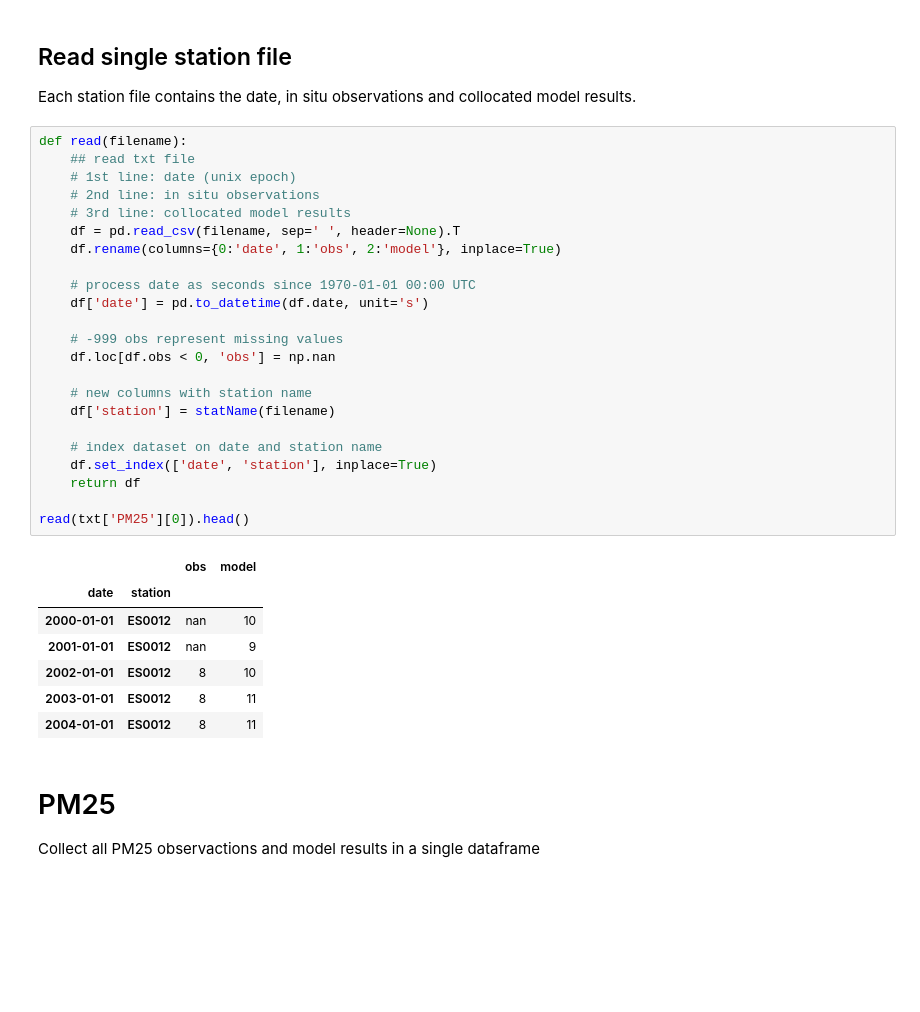
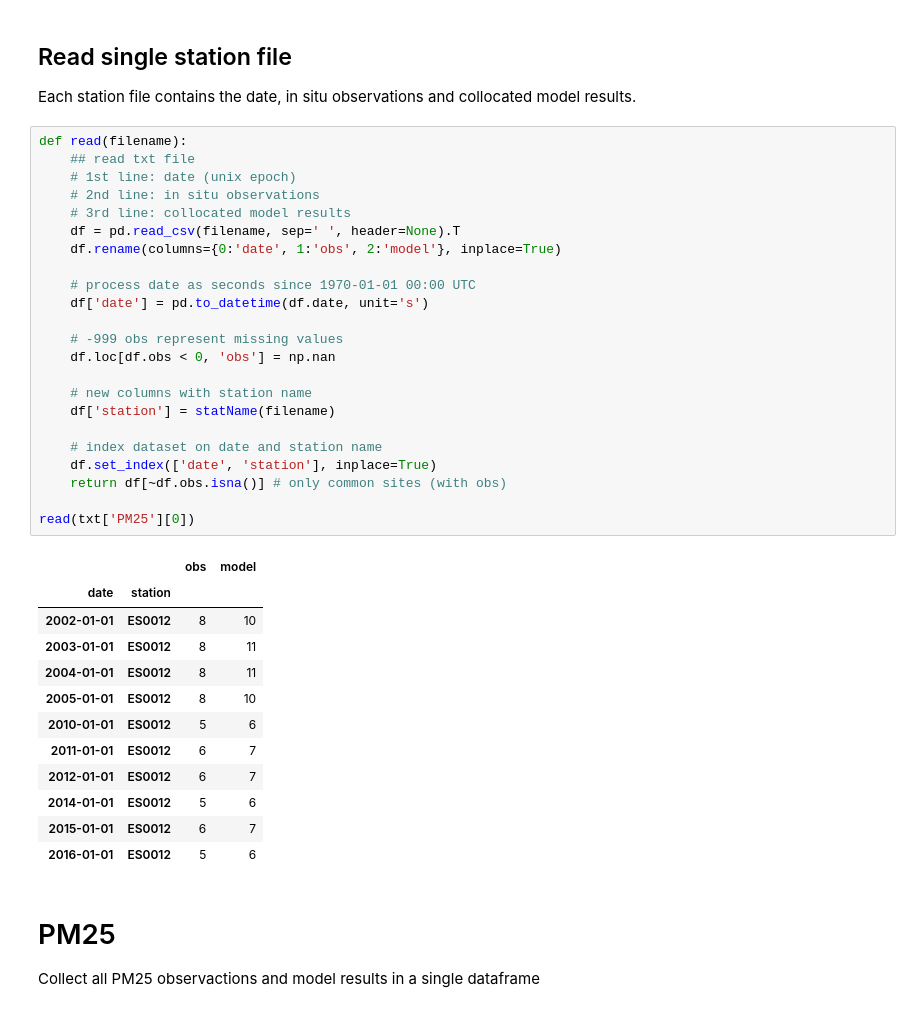
Before and after one commit to avaldebe/pynb, a Jupyter notebook: EMEP/Status2018/Trends 2000 - 2016.ipynb, the cells around one changed output. Saved outputs shown, nothing was run; the diff lists cells and outputs as text; blank space fills up the shorter version.

```diff
--- a/EMEP/Status2018/Trends 2000 - 2016.ipynb
+++ b/EMEP/Status2018/Trends 2000 - 2016.ipynb
@@ -93,34 +93,39 @@ Each station file contains the date, in situ observations and collocated model r
 # %%
 def read(filename):
     ## read txt file
     # 1st line: date (unix epoch)
     # 2nd line: in situ observations
     # 3rd line: collocated model results
     df = pd.read_csv(filename, sep=' ', header=None).T
     df.rename(columns={0:'date', 1:'obs', 2:'model'}, inplace=True)
 
     # process date as seconds since 1970-01-01 00:00 UTC
     df['date'] = pd.to_datetime(df.date, unit='s')
 
     # -999 obs represent missing values
     df.loc[df.obs < 0, 'obs'] = np.nan
 
     # new columns with station name
     df['station'] = statName(filename)
 
     # index dataset on date and station name
     df.set_index(['date', 'station'], inplace=True)
-    return df
+    return df[~df.obs.isna()] # only common sites (with obs)
 
-read(txt['PM25'][0]).head()
+read(txt['PM25'][0])
 # %% [output]
 |  |  | obs | model |
 | date | station |  |  |
-| 2000-01-01 | ES0012 | nan | 10 |
-| 2001-01-01 | ES0012 | nan | 9 |
 | 2002-01-01 | ES0012 | 8 | 10 |
 | 2003-01-01 | ES0012 | 8 | 11 |
 | 2004-01-01 | ES0012 | 8 | 11 |
+| 2005-01-01 | ES0012 | 8 | 10 |
+| 2010-01-01 | ES0012 | 5 | 6 |
+| 2011-01-01 | ES0012 | 6 | 7 |
+| 2012-01-01 | ES0012 | 6 | 7 |
+| 2014-01-01 | ES0012 | 5 | 6 |
+| 2015-01-01 | ES0012 | 6 | 7 |
+| 2016-01-01 | ES0012 | 5 | 6 |
 # %% [markdown]
 # PM25
 Collect all PM25 observactions and model results in a single dataframe
```
Also changed, not shown: parts of 3 cells of this notebook.
